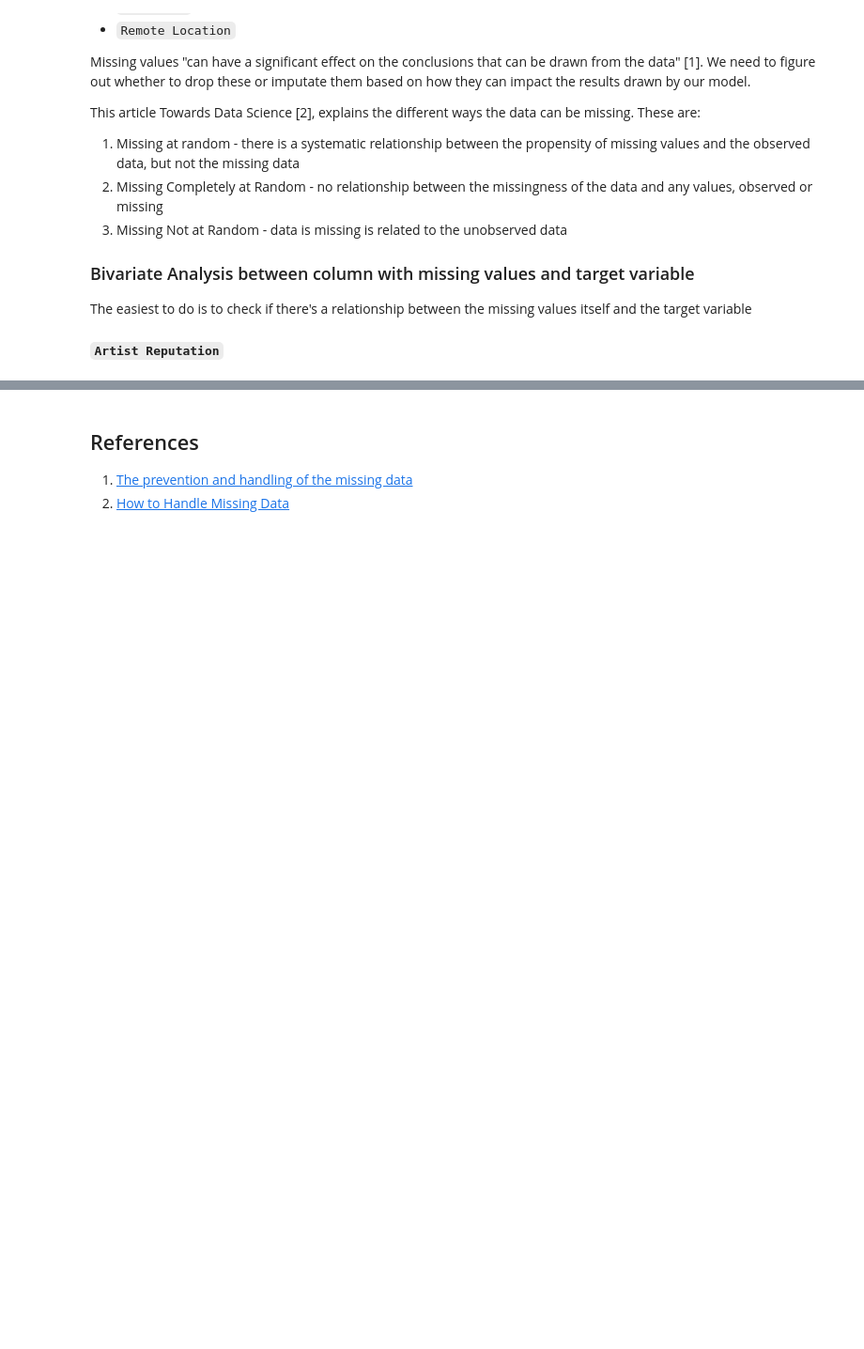
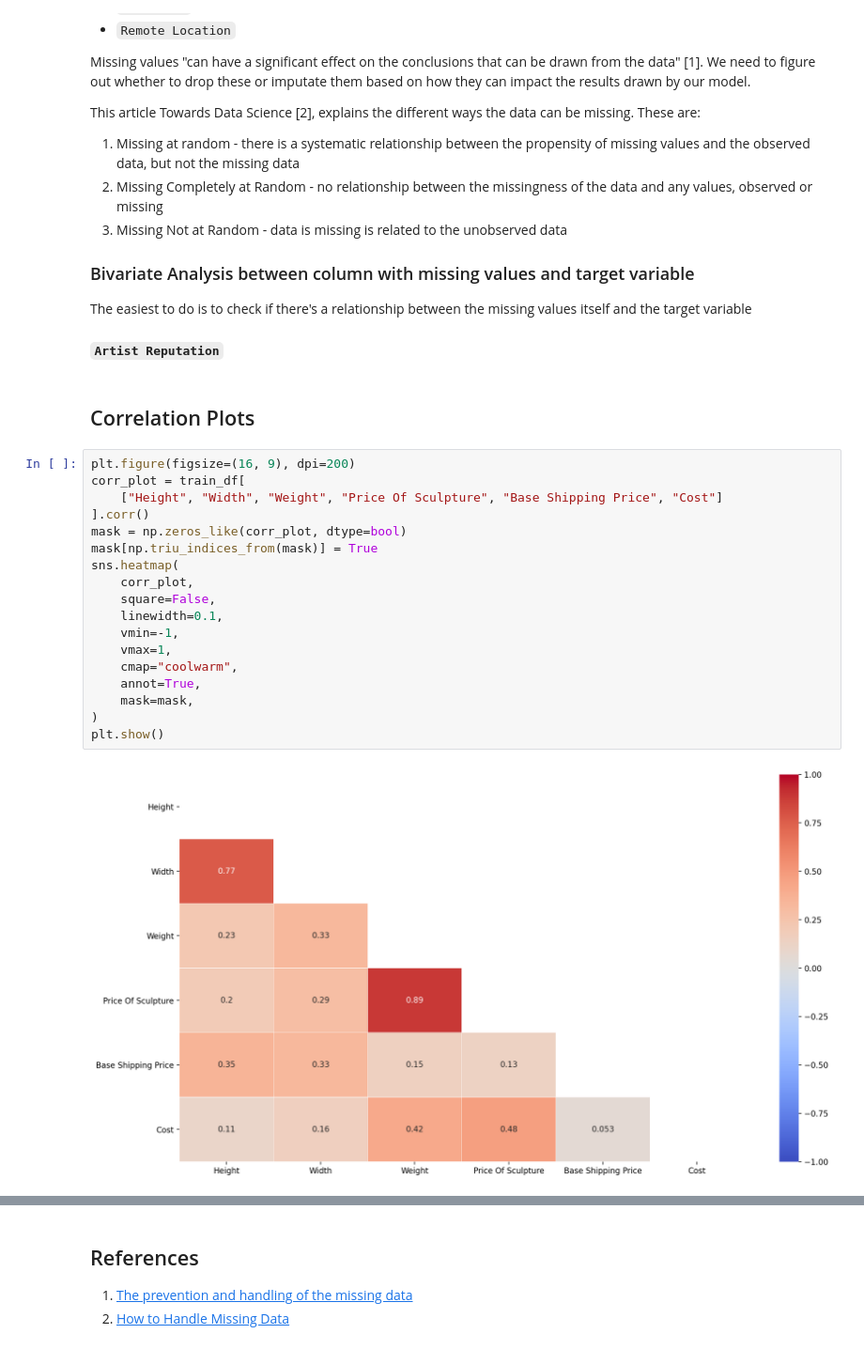
Before and after one commit to jacob5412/HackerEarth-Exhibit-Art, a Jupyter notebook: EDA-2.ipynb, the cells around one changed output, grey strips where cells are left out. Shown at 94% size. Cells and saved outputs as stored; diff of their text form; blank space fills up the shorter version.

```diff
--- a/EDA-2.ipynb
+++ b/EDA-2.ipynb
@@ -60,3 +62,25 @@ This article Towards Data Science [2], explains the different ways the data can
 The easiest to do is to check if there's a relationship between the missing values itself and the target variable
 
 #### `Artist Reputation`
+# %% [markdown]
+## Correlation Plots
+# %%
+plt.figure(figsize=(16, 9), dpi=200)
+corr_plot = train_df[
+    ["Height", "Width", "Weight", "Price Of Sculpture", "Base Shipping Price", "Cost"]
+].corr()
+mask = np.zeros_like(corr_plot, dtype=bool)
+mask[np.triu_indices_from(mask)] = True
+sns.heatmap(
+    corr_plot,
+    square=False,
+    linewidth=0.1,
+    vmin=-1,
+    vmax=1,
+    cmap="coolwarm",
+    annot=True,
+    mask=mask,
+)
+plt.show()
+# %% [output]
+[figure, added]
```
Also changed, not shown: parts of 8 cells of this notebook, 1 other file.
